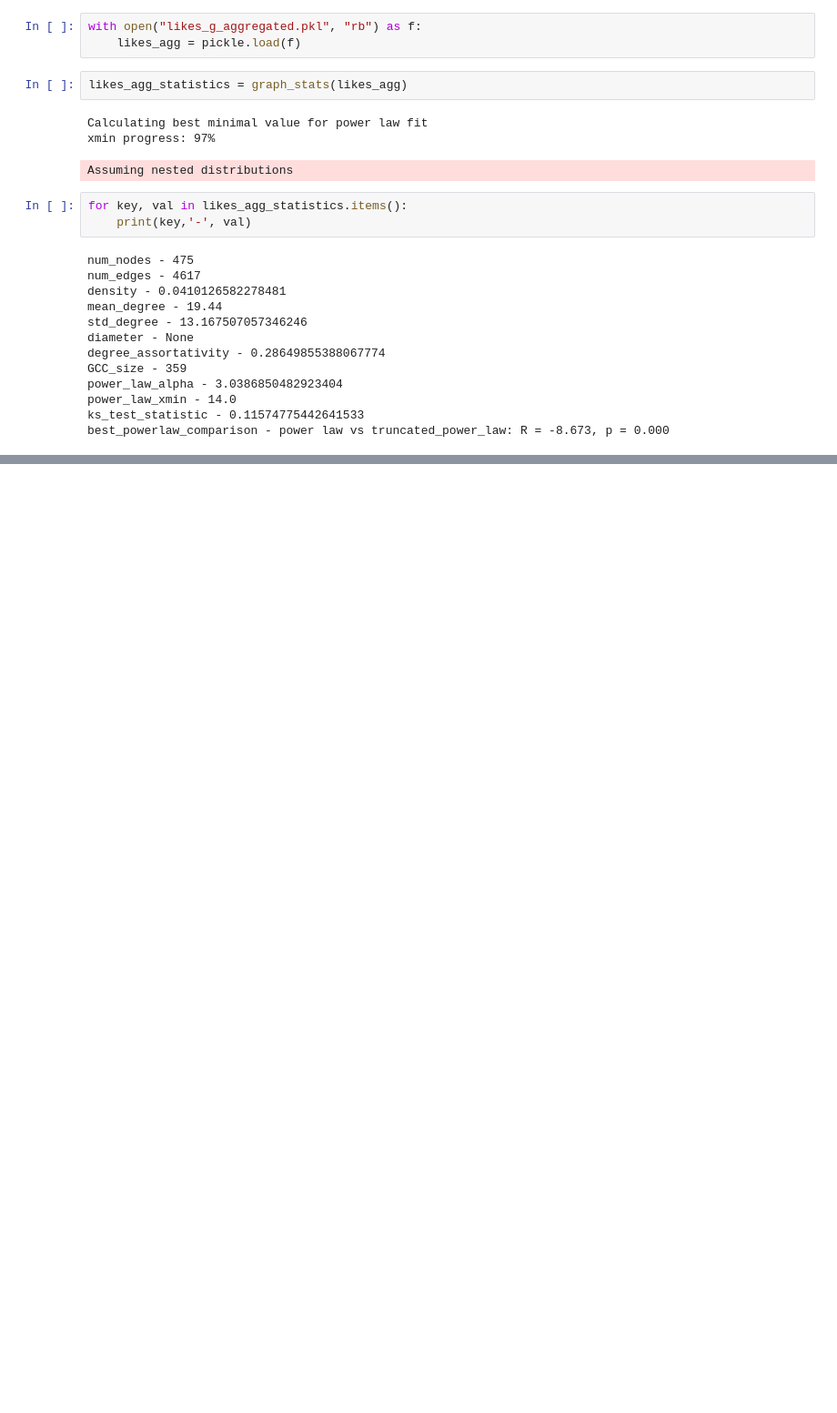
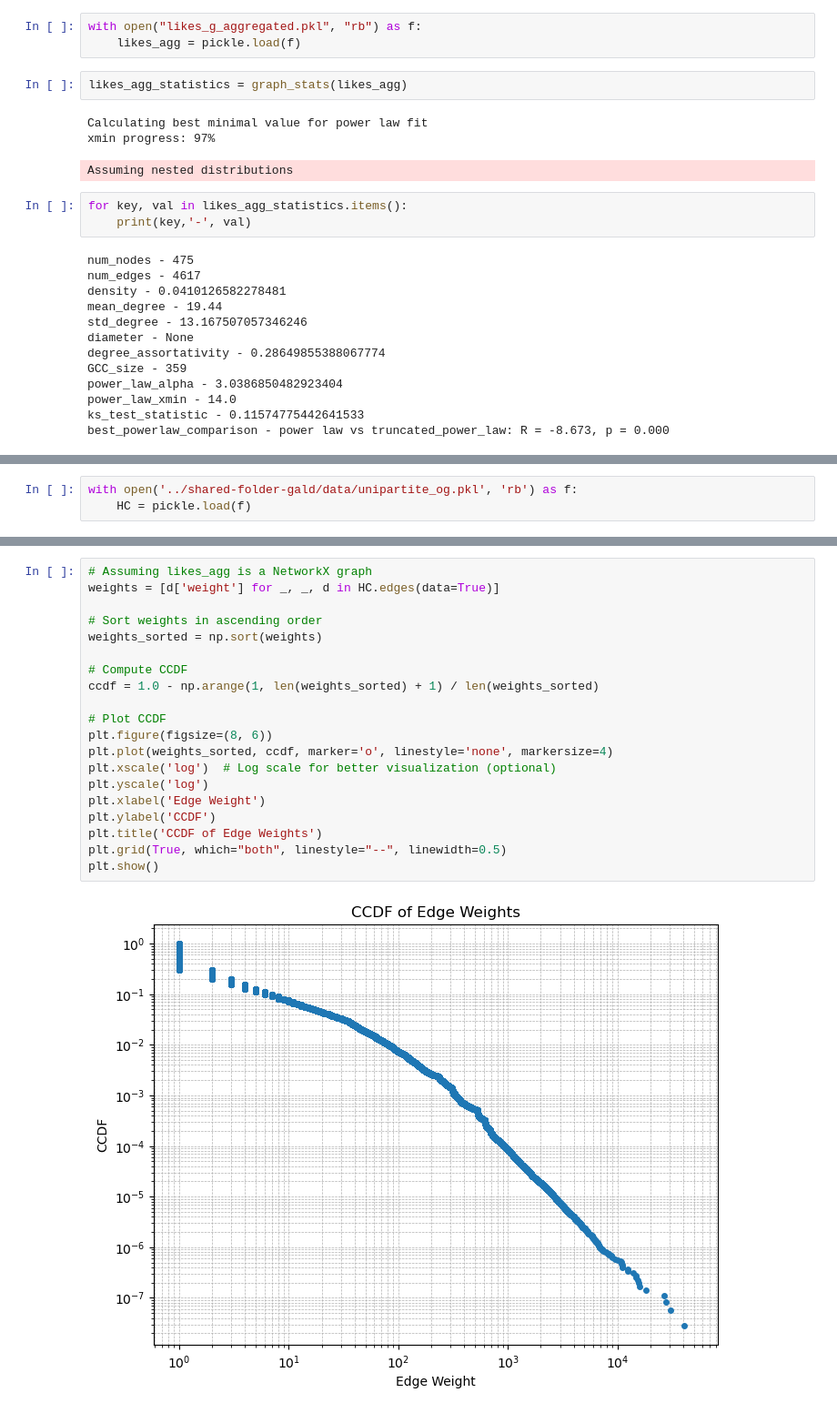
Before and after one commit to jbij/Bachelor, a Jupyter notebook: stats.ipynb, the cells around one changed output, grey strips where cells are left out. Shown: that part at 91% size. Saved outputs shown, nothing was run; the diff lists cells and outputs as text; blank space fills up the shorter version.

```diff
--- a/stats.ipynb
+++ b/stats.ipynb
@@ -87,0 +113,3 @@ best_powerlaw_comparison - power law vs truncated_power_law: R = -8.673, p = 0.0
+# %%
+with open('../shared-folder-gald/data/unipartite_og.pkl', 'rb') as f:
+    HC = pickle.load(f)
@@ -87,0 +139,22 @@ best_powerlaw_comparison - power law vs truncated_power_law: R = -8.673, p = 0.0
+# %%
+# Assuming likes_agg is a NetworkX graph
+weights = [d['weight'] for _, _, d in HC.edges(data=True)]
+
+# Sort weights in ascending order
+weights_sorted = np.sort(weights)
+
+# Compute CCDF
+ccdf = 1.0 - np.arange(1, len(weights_sorted) + 1) / len(weights_sorted)
+
+# Plot CCDF
+plt.figure(figsize=(8, 6))
+plt.plot(weights_sorted, ccdf, marker='o', linestyle='none', markersize=4)
+plt.xscale('log')  # Log scale for better visualization (optional)
+plt.yscale('log')
+plt.xlabel('Edge Weight')
+plt.ylabel('CCDF')
+plt.title('CCDF of Edge Weights')
+plt.grid(True, which="both", linestyle="--", linewidth=0.5)
+plt.show()
+# %% [output]
+[figure, added]
```
Also changed, not shown: parts of 5 cells of this notebook, 3 other files.
